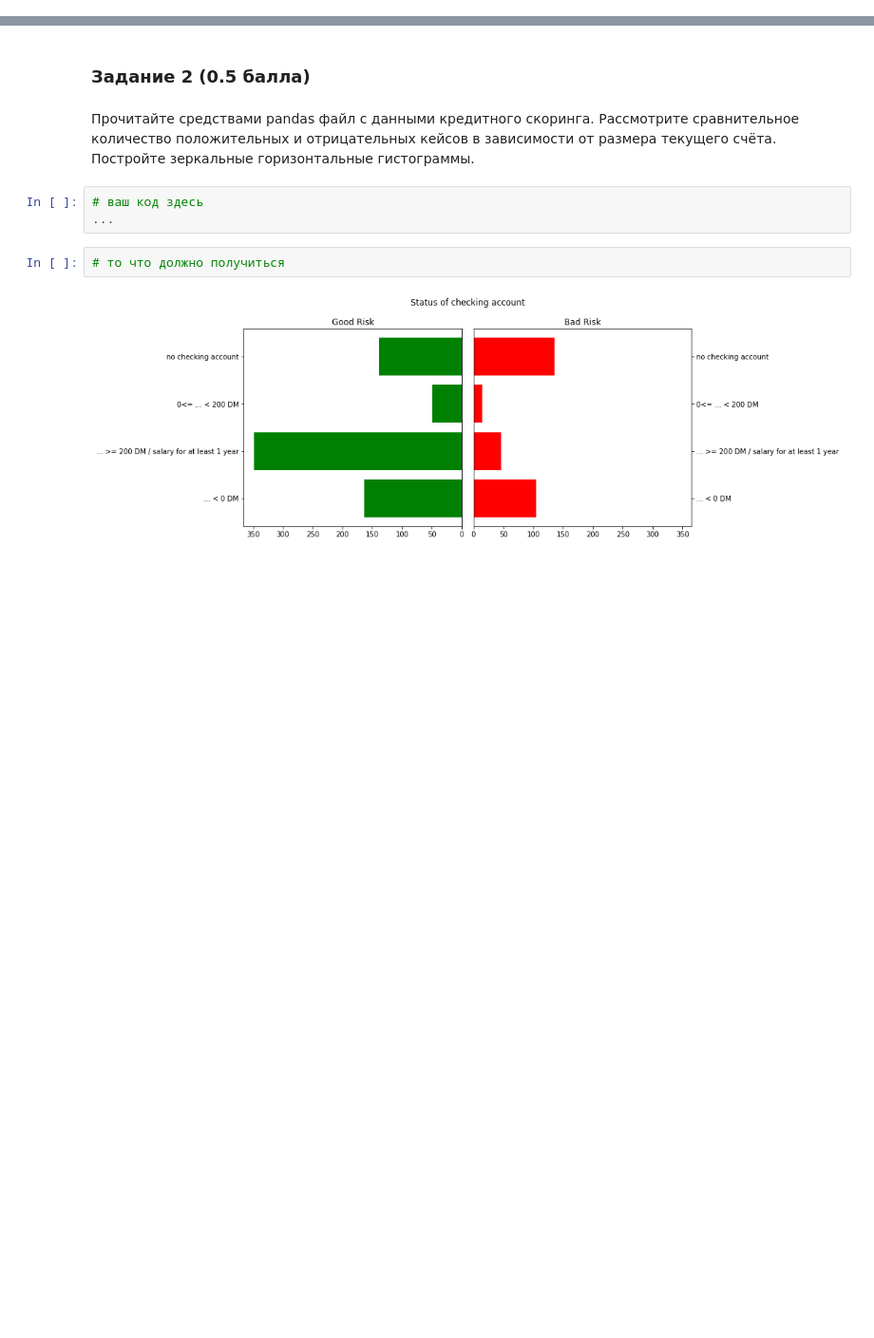
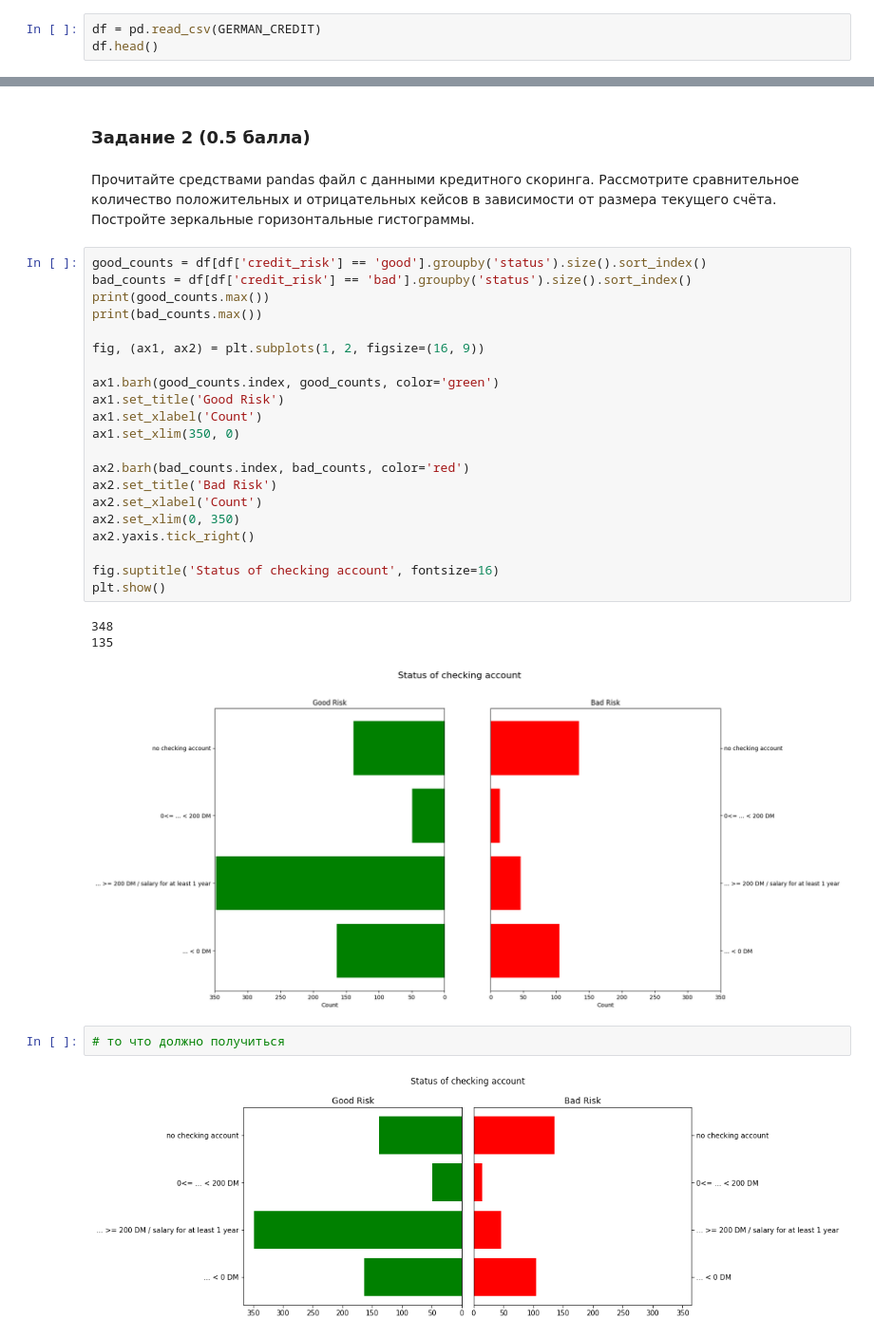
Before and after one commit to kirillkobychev/MLHSE, a Jupyter notebook: Домашнее_задание_3_Визуализации_в_Python.ipynb, the cells around one changed output, grey strips where cells are left out. Shown at 95% size. Cells and saved outputs as stored; diff of their text form; blank space fills up the shorter version.

```diff
--- a/Домашнее_задание_3_Визуализации_в_Python.ipynb
+++ b/Домашнее_задание_3_Визуализации_в_Python.ipynb
@@ -35,3 +35,6 @@ import matplotlib.pyplot as plt
 import seaborn as sns
 # %%
 GERMAN_CREDIT = 'https://github.com/evgpat/datasets/raw/refs/heads/main/german_credit.csv'
+# %%
+df = pd.read_csv(GERMAN_CREDIT)
+df.head()
@@ -62,9 +94,31 @@ plt.show()
 ### Задание 2 (0.5 балла)
 # %% [markdown]
 Прочитайте средствами pandas файл с данными кредитного скоринга. Рассмотрите сравнительное количество положительных и отрицательных кейсов в зависимости от размера текущего счёта. Постройте зеркальные горизонтальные гистограммы.
-# %%
-# ваш код здесь
-...
+# %%
+good_counts = df[df['credit_risk'] == 'good'].groupby('status').size().sort_index()
+bad_counts = df[df['credit_risk'] == 'bad'].groupby('status').size().sort_index()
+print(good_counts.max())
+print(bad_counts.max())
+
+fig, (ax1, ax2) = plt.subplots(1, 2, figsize=(16, 9))
+
+ax1.barh(good_counts.index, good_counts, color='green')
+ax1.set_title('Good Risk')
+ax1.set_xlabel('Count')
+ax1.set_xlim(350, 0)
+
+ax2.barh(bad_counts.index, bad_counts, color='red')
+ax2.set_title('Bad Risk')
+ax2.set_xlabel('Count')
+ax2.set_xlim(0, 350)
+ax2.yaxis.tick_right()
+
+fig.suptitle('Status of checking account', fontsize=16)
+plt.show()
+# %% [output]
+348
+135
+[figure, added]
 # %%
 # то что должно получиться
 # %% [output]
```
Also changed, not shown: parts of 15 cells of this notebook.
